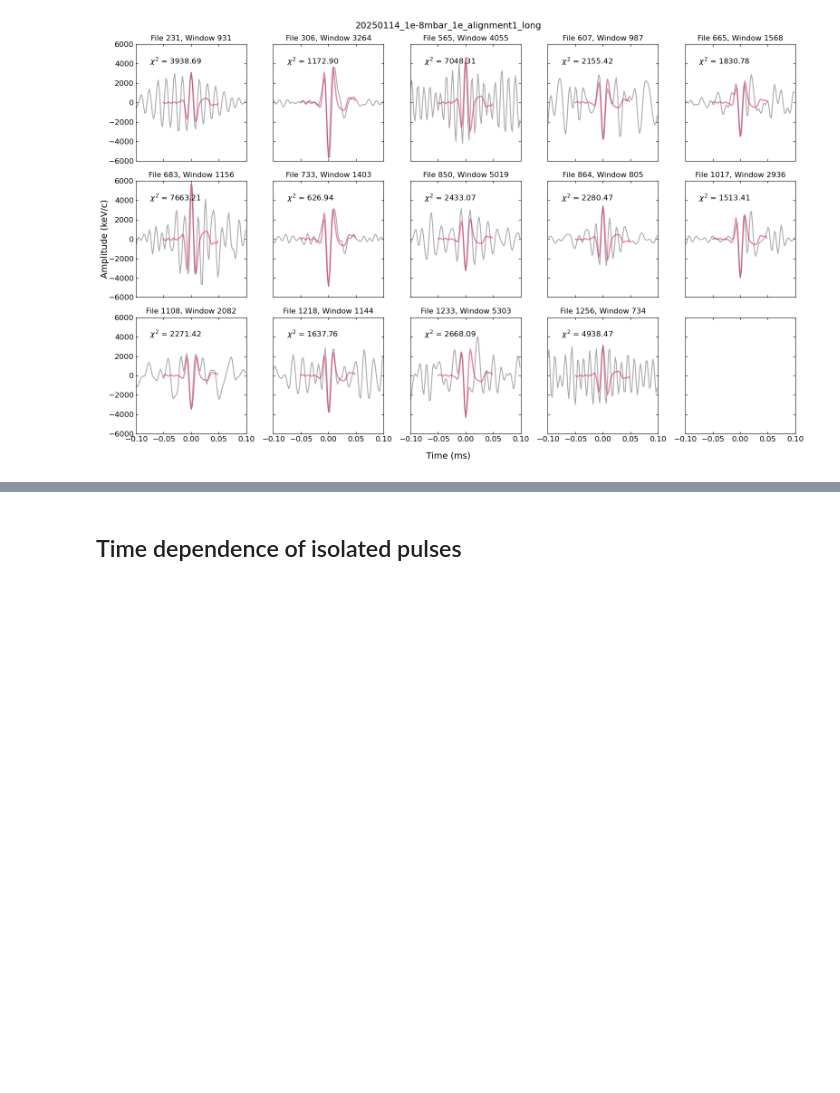
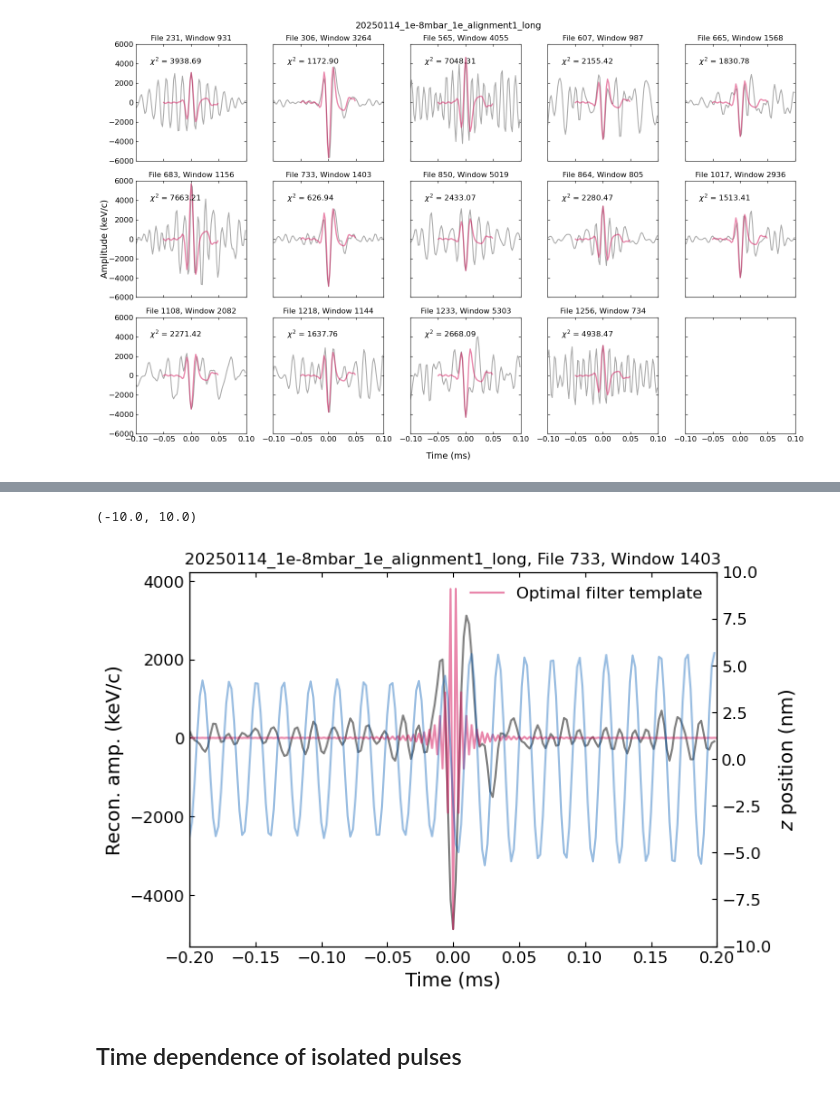
Before and after one commit to yuhants/dm_nanospheres, a Jupyter notebook: analysis_notebooks/sphere_combined_reconstruction.ipynb, the cells around one changed output, grey strips where cells are left out. Drawn from its saved outputs; the diff is of its cells as text; code cells hidden in the pictures; blank space fills up the shorter version.

```diff
--- a/analysis_notebooks/sphere_combined_reconstruction.ipynb
+++ b/analysis_notebooks/sphere_combined_reconstruction.ipynb
@@ -335,3 +361,49 @@ fig.tight_layout()
+# %%
+from scipy.fft import rfft, irfft, rfftfreq
+
+fs = int(np.ceil(1 / dtt))
+
+zzk = rfft(_zz_bp)
+ff = rfftfreq(_zz_bp.size, dtt)
+pp = np.abs(zzk)**2 / (_zz_bp.size / dtt)
+
+omega0_fit = ff[np.argmax(pp)] * 2 * np.pi
+
+gamma = (ff[1]-ff[0])*2*np.pi
+ff = rfftfreq(_zz_bp.size, dtt)
+omega = ff * 2 * np.pi
+
+chi_omega = utils.get_susceptibility(omega, omega0_fit, gamma)
+
+phi = irfft(1 / (chi_omega + 3e-13))
+phi /= np.min(phi)
+# %%
+fig, ax = plt.subplots(1, 1, figsize=(7, 5))
+
+tt = np.arange(-100, 100) * 2e-3
+ax.plot(tt, amp_lp[idx_pulse-100 : idx_pulse+100] * amp2kev, color='grey', label='')
+
+amp_searched = amp_lp[idx_pulse]
+tt1 = np.arange(0, 5000) * 2e-3
+
+# Roll the template to center of the pulse
+# In actual reconstruction, the template is phase shifted to
+# match the pulse position
+ax.plot(tt1-2500*2e-3, amp_searched*amp2kev*np.roll(phi, 2500), alpha=0.5, color='#D41159', label='Optimal filter template')
+ax.set_xlim(-0.2, 0.2)
+ax.legend(frameon=False)
+
+ax.set_title(f'20250114_1e-8mbar_1e_alignment1_long, File {idx_file}, Window {idx_window}', fontsize=12)
+ax.set_xlabel('Time (ms)')
+ax.set_ylabel('Recon. amp. (keV/c)')
+
+ax1 = ax.twinx()
+ax1.plot(tt, _zz_bp[idx_pulse-100 : idx_pulse+100]*c_mv/1e-9, color='#005AB5', alpha=0.4)
+ax1.set_ylabel('$z$ position (nm)')
+ax1.set_ylim(-10, 10)
+# %% [output]
+(-10.0, 10.0)
+[figure, added]
 # %% [markdown]
 ## Time dependence of isolated pulses
 # %% [markdown]
```
Also changed, not shown: parts of 5 cells of this notebook, 3 other files.
